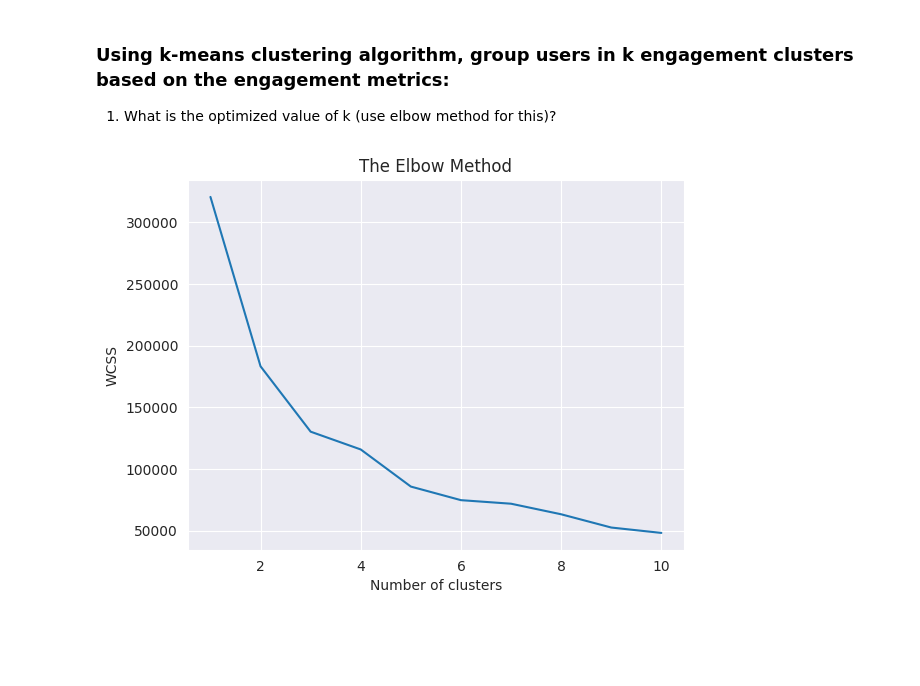
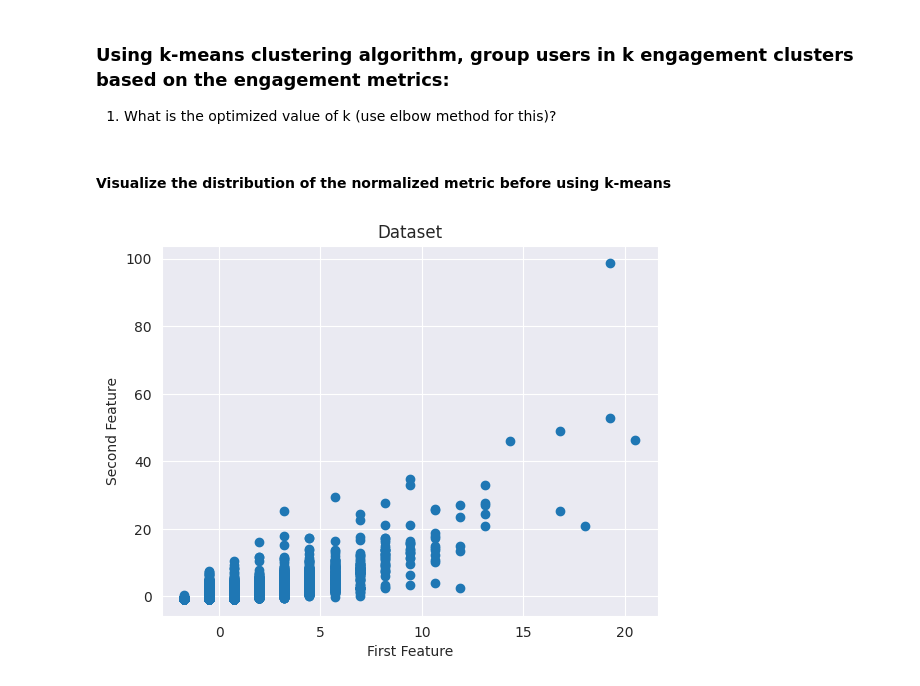
Before and after one commit to hillaryke/Telecom-User-Analytics, a Jupyter notebook: notebooks/Task-3.ipynb, the cells around one changed output. Saved outputs shown, nothing was run; the diff lists cells and outputs as text; code cells hidden in the pictures; blank space fills up the shorter version.

```diff
--- a/notebooks/Task-3.ipynb
+++ b/notebooks/Task-3.ipynb
@@ -115,18 +115,20 @@ for app in top_3_apps:
 # %%
 # Run a k-means (k=3) to classify customers in three groups of engagement
 kmeans = KMeans(n_clusters=3, random_state=0).fit(normalized_metrics)
-
-# Find the optimized value of k using the elbow method
-wcss = []
-for i in range(1, 11):
-    kmeans = KMeans(n_clusters=i, init='k-means++', random_state=42)
-    kmeans.fit(normalized_metrics)
-    wcss.append(kmeans.inertia_)
-
-plt.plot(range(1, 11), wcss)
-plt.title('The Elbow Method')
-plt.xlabel('Number of clusters')
-plt.ylabel('WCSS')
-plt.show()
-# %% [output]
-[figure, removed]
+# %% [markdown]
+#### Visualize the distribution of the normalized metric before using k-means
+# %%
+import matplotlib.pyplot as plt
+
+# Assuming normalized_metrics is your data and it has two features
+x1 = normalized_metrics[:, 0]  # First feature
+x2 = normalized_metrics[:, 1]  # Second feature
+
+# Visualizing the data
+plt.scatter(x1, x2)
+plt.title('Dataset')
+plt.xlabel('First Feature')
+plt.ylabel('Second Feature')
+plt.show()
+# %% [output]
+[figure, added]
```
Also changed, not shown: parts of 3 cells of this notebook.
